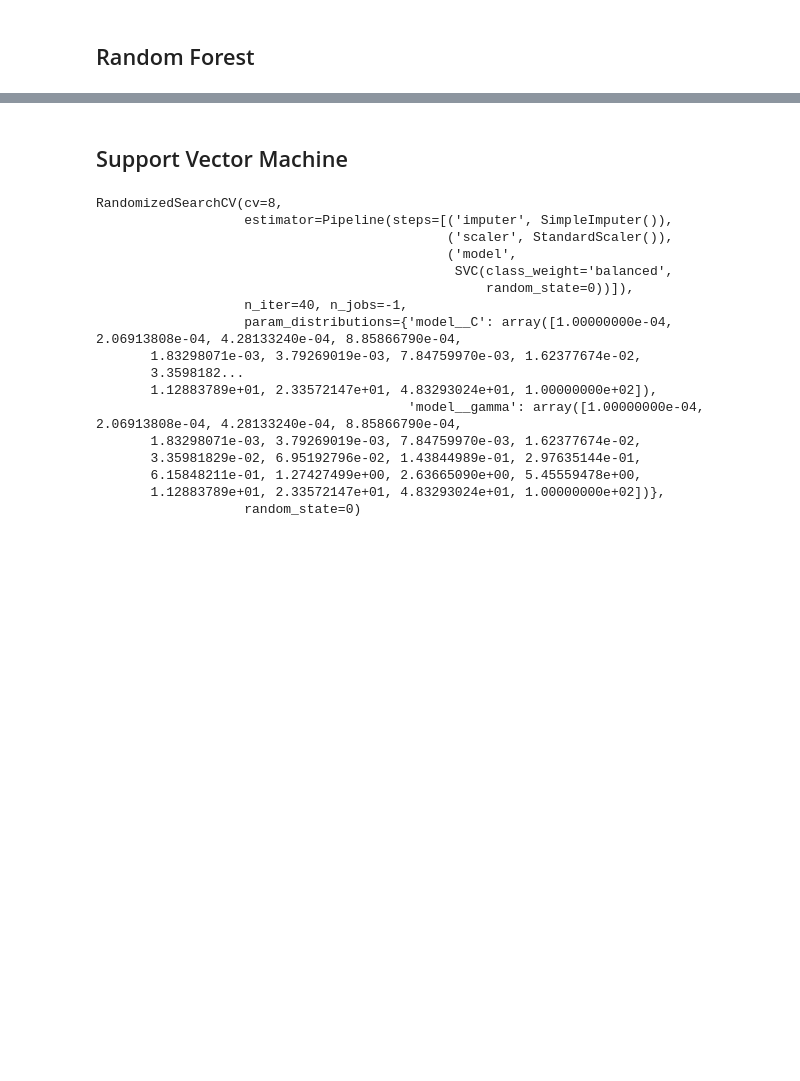
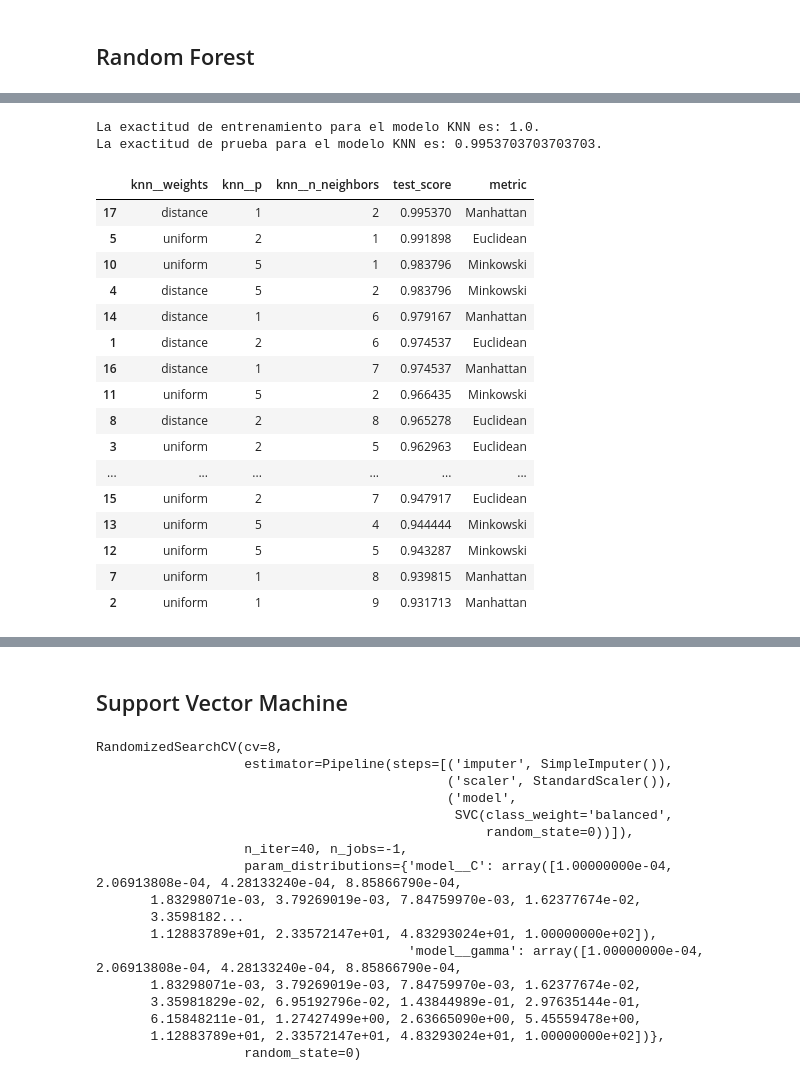
Before and after one commit to alejandro-castro/ProyectoINF648, a Jupyter notebook: Main.ipynb, the cells around one changed output, grey strips where cells are left out. Drawn from its saved outputs; the diff is of its cells as text; code cells hidden in the pictures; blank space fills up the shorter version.

Commit message:
implementacion de modelos dt, rf, knn

```diff
--- a/Main.ipynb
+++ b/Main.ipynb
@@ -113,7 +183,12 @@ grid_rfc = {"rfc__n_estimators": range(1,400,10),
             "rfc__min_samples_leaf": range(1, 20, 1)}
 # %%
 #Busqueda aleatoria
-r_search_rfc =model_selection.RandomizedSearchCV(rfc_pipeline, grid_rfc, n_iter=40, n_jobs=-1,cv=8, random_state=0)
+r_search_rfc = model_selection.RandomizedSearchCV(rfc_pipeline,
+                                                  grid_rfc,
+                                                  n_iter=40,
+                                                  n_jobs=-1,
+                                                  cv=8,
+                                                  random_state=0)
 r_search_rfc.fit(x_train, y_train)
 # %% [output]
 RandomizedSearchCV(cv=8,
@@ -141,0 +241,20 @@ La exactitud de prueba para el modelo RF es: 0.9953703703703703.
+# %%
+#Definicion de imputación, escalamiento, modelo y pipeline a utilizar para el entrenamiento
+knn_imputer = SimpleImputer(strategy='mean')
+knn_scaler = preprocessing.StandardScaler()
+knn_model = KNeighborsClassifier(n_jobs=-1)
+knn_pipeline = pipeline.Pipeline([("imputer", knn_imputer),("scaler", knn_scaler), ("knn", knn_model)])
+
+#Definicion del grid donde se hará la búsqueda de hiperparámetros
+grid_knn = {"knn__n_neighbors": range(1,10,1),
+            "knn__p": [1, 2, 5],
+            "knn__weights": ['uniform', 'distance']}
+# %%
+#Busqueda aleatoria
+r_search_knn = model_selection.RandomizedSearchCV(knn_pipeline,
+                                                  grid_knn,
+                                                  n_iter=18,
+                                                  n_jobs=-1,
+                                                  cv=8,
+                                                  random_state=0)
+r_search_knn.fit(x_train, y_train)
@@ -141,0 +273,35 @@ La exactitud de prueba para el modelo RF es: 0.9953703703703703.
+# %%
+best_knn_pipeline = r_search_knn.best_estimator_
+
+train_score = best_knn_pipeline.score(x_train, y_train)
+test_score = best_knn_pipeline.score(x_test, y_test)
+
+print(f"La exactitud de entrenamiento para el modelo KNN es: {train_score}.")
+print(f"La exactitud de prueba para el modelo KNN es: {test_score}.")
+# %% [output]
+La exactitud de entrenamiento para el modelo KNN es: 1.0.
+La exactitud de prueba para el modelo KNN es: 0.9953703703703703.
+# %%
+results_knn = pd.DataFrame(r_search_knn.cv_results_['params'])
+results_knn['test_score'] = r_search_knn.cv_results_['mean_test_score']
+results_knn['metric'] = results_knn['knn__p'].replace([1,2,5], ["Manhattan", "Euclidean", "Minkowski"])
+# %%
+results_knn.sort_values(by=['test_score'], ascending=False)
+# %% [output]
+|  | knn__weights | knn__p | knn__n_neighbors | test_score | metric |
+| 17 | distance | 1 | 2 | 0.995370 | Manhattan |
+| 5 | uniform | 2 | 1 | 0.991898 | Euclidean |
+| 10 | uniform | 5 | 1 | 0.983796 | Minkowski |
+| 4 | distance | 5 | 2 | 0.983796 | Minkowski |
+| 14 | distance | 1 | 6 | 0.979167 | Manhattan |
+| 1 | distance | 2 | 6 | 0.974537 | Euclidean |
+| 16 | distance | 1 | 7 | 0.974537 | Manhattan |
+| 11 | uniform | 5 | 2 | 0.966435 | Minkowski |
+| 8 | distance | 2 | 8 | 0.965278 | Euclidean |
+| 3 | uniform | 2 | 5 | 0.962963 | Euclidean |
+| ... | ... | ... | ... | ... | ... |
+| 15 | uniform | 2 | 7 | 0.947917 | Euclidean |
+| 13 | uniform | 5 | 4 | 0.944444 | Minkowski |
+| 12 | uniform | 5 | 5 | 0.943287 | Minkowski |
+| 7 | uniform | 1 | 8 | 0.939815 | Manhattan |
+| 2 | uniform | 1 | 9 | 0.931713 | Manhattan |
```
Also changed, not shown: parts of 16 cells of this notebook, 1 other file.
